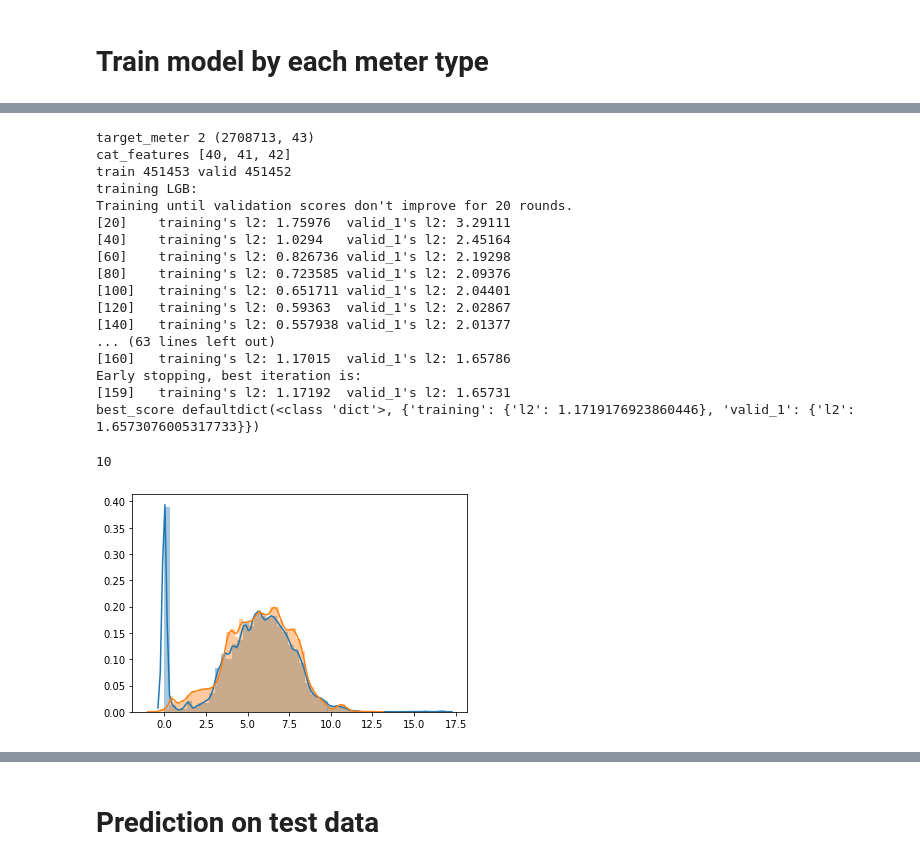
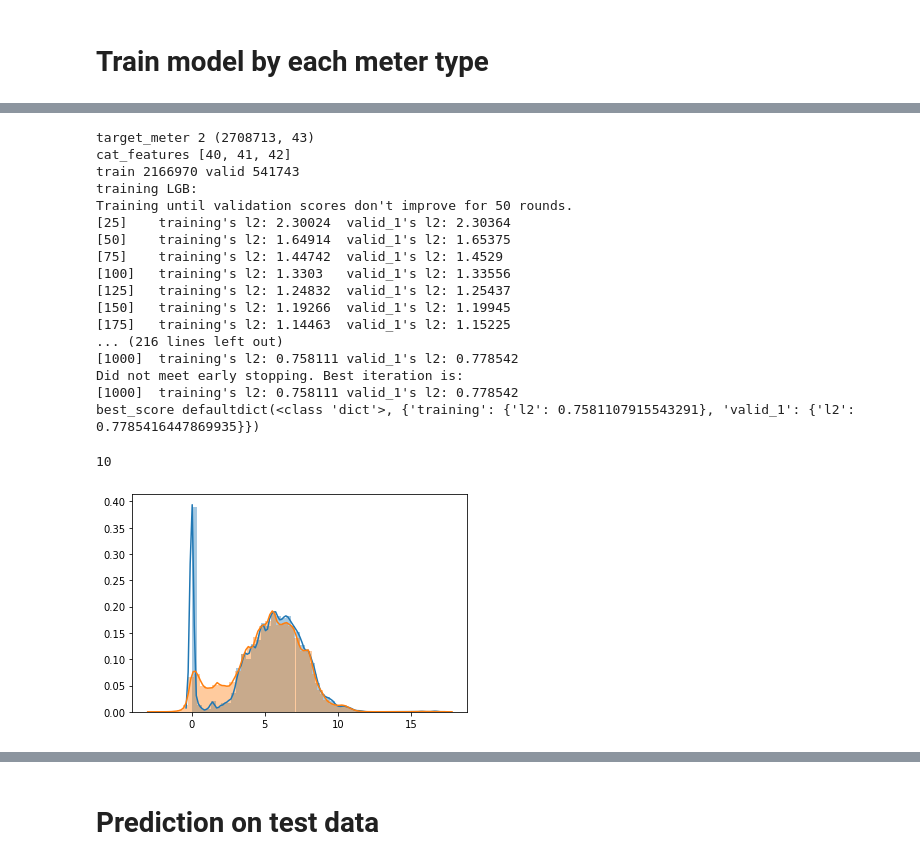
Before and after one commit to OleksiiYeromenko/ashrae-energy-prediction, a Jupyter notebook: models/ashrae-training-lgbm-by-meter-type.ipynb, the cells around one changed output, grey strips where cells are left out. Drawn from its saved outputs; the diff is of its cells as text; code cells hidden in the pictures.

```diff
--- a/models/ashrae-training-lgbm-by-meter-type.ipynb
+++ b/models/ashrae-training-lgbm-by-meter-type.ipynb
@@ -591,8 +596,8 @@ def fit_lgbm(train, val, devices=(-1,), seed=None, cat_features=None, num_rounds
 
     params['seed'] = seed
 
-    early_stop = 20
-    verbose_eval = 20
+    early_stop = 50
+    verbose_eval = 25
 
     d_train = lgb.Dataset(X_train, label=y_train, categorical_feature=cat_features)
     d_valid = lgb.Dataset(X_valid, label=y_valid, categorical_feature=cat_features)
@@ -616,7 +621,7 @@ def fit_lgbm(train, val, devices=(-1,), seed=None, cat_features=None, num_rounds
 # %%
 folds = 5
 seed = 666
-shuffle = False
+shuffle = True
 kf = KFold(n_splits=folds, shuffle=shuffle, random_state=seed)
 tscv = TimeSeriesSplit(n_splits=folds)
 # %% [markdown]
@@ -636,7 +641,7 @@ cat_features = [X_train.columns.get_loc(cat_col) for cat_col in category_cols]
 print('cat_features', cat_features)
 
 models0 = []
-for train_idx, valid_idx in tscv.split(X_train, y_train):
+for train_idx, valid_idx in kf.split(X_train, y_train):
     train_data = X_train.iloc[train_idx,:], y_train[train_idx]
     valid_data = X_train.iloc[valid_idx,:], y_train[valid_idx]
 
@@ -705,7 +702,7 @@ cat_features = [X_train.columns.get_loc(cat_col) for cat_col in category_cols]
 print('cat_features', cat_features)
 
 models1 = []
-for train_idx, valid_idx in tscv.split(X_train, y_train):
+for train_idx, valid_idx in kf.split(X_train, y_train):
     train_data = X_train.iloc[train_idx,:], y_train[train_idx]
     valid_data = X_train.iloc[valid_idx,:], y_train[valid_idx]
 
@@ -754,49 +751,49 @@ for i in X_train[feature_cols].columns:
 
 gc.collect()
 print('target_meter', target_meter, X_train.shape)
 
 cat_features = [X_train.columns.get_loc(cat_col) for cat_col in category_cols]
 print('cat_features', cat_features)
 
 models2 = []
-for train_idx, valid_idx in tscv.split(X_train, y_train):
+for train_idx, valid_idx in kf.split(X_train, y_train):
     train_data = X_train.iloc[train_idx,:], y_train[train_idx]
     valid_data = X_train.iloc[valid_idx,:], y_train[valid_idx]
 
     print('train', len(train_idx), 'valid', len(valid_idx))
 #     model, y_pred_valid, log = fit_cb(train_data, valid_data, cat_features=cat_features, devices=[0,])
     model, y_pred_valid, log = fit_lgbm(train_data, valid_data, cat_features=category_cols,
                                         num_rounds=1000, lr=0.05, bf=0.8)
     y_valid_pred_total[valid_idx] = y_pred_valid
     models2.append(model)
     gc.collect()
     if debug:
         break
 
 sns.distplot(y_train)
 sns.distplot(y_valid_pred_total)
 del X_train, y_train
 gc.collect()
 # %% [output]
 target_meter 2 (2708713, 43)
 cat_features [40, 41, 42]
-train 451453 valid 451452
+train 2166970 valid 541743
 training LGB:
-Training until validation scores don't improve for 20 rounds.
-[20]    training's l2: 1.75976  valid_1's l2: 3.29111
-[40]    training's l2: 1.0294   valid_1's l2: 2.45164
-[60]    training's l2: 0.826736 valid_1's l2: 2.19298
-[80]    training's l2: 0.723585 valid_1's l2: 2.09376
-[100]   training's l2: 0.651711 valid_1's l2: 2.04401
-[120]   training's l2: 0.59363  valid_1's l2: 2.02867
-[140]   training's l2: 0.557938 valid_1's l2: 2.01377
-... (63 lines left out)
-[160]   training's l2: 1.17015  valid_1's l2: 1.65786
-Early stopping, best iteration is:
-[159]   training's l2: 1.17192  valid_1's l2: 1.65731
-best_score defaultdict(<class 'dict'>, {'training': {'l2': 1.1719176923860446}, 'valid_1': {'l2': 1.6573076005317733}})
+Training until validation scores don't improve for 50 rounds.
+[25]    training's l2: 2.30024  valid_1's l2: 2.30364
+[50]    training's l2: 1.64914  valid_1's l2: 1.65375
+[75]    training's l2: 1.44742  valid_1's l2: 1.4529
+[100]   training's l2: 1.3303   valid_1's l2: 1.33556
+[125]   training's l2: 1.24832  valid_1's l2: 1.25437
+[150]   training's l2: 1.19266  valid_1's l2: 1.19945
+[175]   training's l2: 1.14463  valid_1's l2: 1.15225
+... (216 lines left out)
+[1000]  training's l2: 0.758111 valid_1's l2: 0.778542
+Did not meet early stopping. Best iteration is:
+[1000]  training's l2: 0.758111 valid_1's l2: 0.778542
+best_score defaultdict(<class 'dict'>, {'training': {'l2': 0.7581107915543291}, 'valid_1': {'l2': 0.7785416447869935}})
 10
-[figure, old version]
+[figure, new version]
 # %%
 target_meter = 3
 X_train, y_train = create_X_y(train_df, target_meter=target_meter)
```
Also changed, not shown: parts of 21 cells of this notebook.
